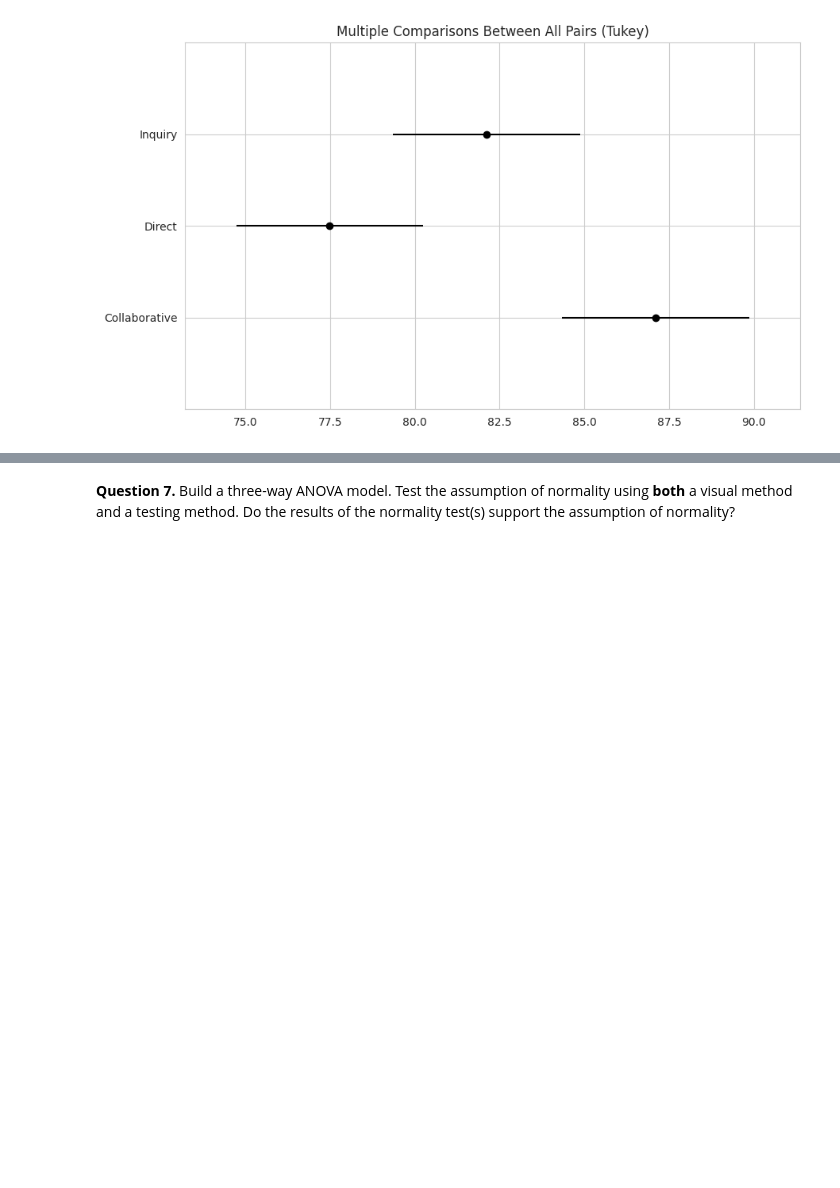
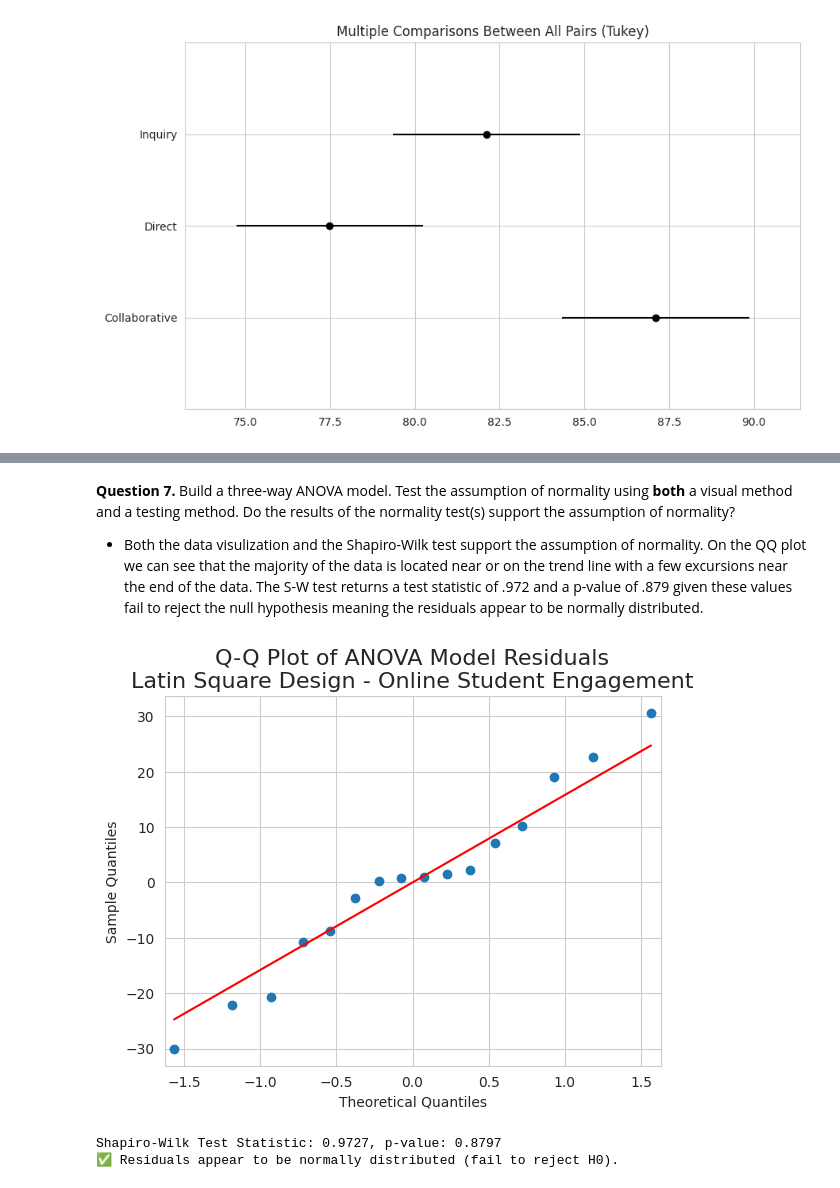
Before and after one commit to JaredLasley/STAT-7220-Applied-Experimental-Design, a Jupyter notebook: Assignments/HW2/HW-2.ipynb, the cells around one changed output, grey strips where cells are left out. Drawn from its saved outputs; the diff is of its cells as text; code cells hidden in the pictures; blank space fills up the shorter version.

```diff
--- a/Assignments/HW2/HW-2.ipynb
+++ b/Assignments/HW2/HW-2.ipynb
@@ -376,4 +421,39 @@ print(sum_stats)
 # %% [markdown]
 **Question 7.** Build a three-way ANOVA model. Test the assumption of normality using **both** a visual method and a testing method. Do the results of the normality test(s) support the assumption of normality?
+
+* Both the data visulization and the Shapiro-Wilk test support the assumption of normality. On the QQ plot we can see that the majority of the data is located near or on the trend line with a few excursions near the end of the data. The S-W test returns a test statistic of .972 and a p-value of .879 given these values fail to reject the null hypothesis meaning the residuals appear to be normally distributed.
+# %%
+## Fit ANOVA Model ##
+
+online_mod = ols("Engagement~Platform+Day+Section",data=online_learning).fit()
+
+## Extract Residuals ##
+
+residuals = online_mod.resid
+
+## Plot QQ-Plot with seaborn ##
+
+sm.qqplot(residuals, line ='s')
+plt.title("Q-Q Plot of ANOVA Model Residuals\nLatin Square Design - Online Student Engagement",
+          loc='center',
+          fontsize=16)
+plt.show()
+
+## S-W Test ##
+
+sw = stats.shapiro(residuals)
+
+## Extract Test Stat & p-value ##
+sw_stat = sw.statistic
+sw_pval = sw.pvalue
+print(f"Shapiro-Wilk Test Statistic: {sw_stat:.4f}, p-value: {sw_pval:.4f}")
+if sw_pval > 0.05:
+    print("✅ Residuals appear to be normally distributed (fail to reject H0).")
+else:
+    print("❌ Residuals do not appear to be normally distributed (reject H0).")
+# %% [output]
+[figure, added]
+Shapiro-Wilk Test Statistic: 0.9727, p-value: 0.8797
+✅ Residuals appear to be normally distributed (fail to reject H0).
 # %% [markdown]
 **Question 8.** Test the assumption of homogeneity of variance using **both** a visual method and a testing method. Do the results of the test(s) support the assumption of homogeneity of variance?
```
Also changed, not shown: parts of 11 cells of this notebook.
